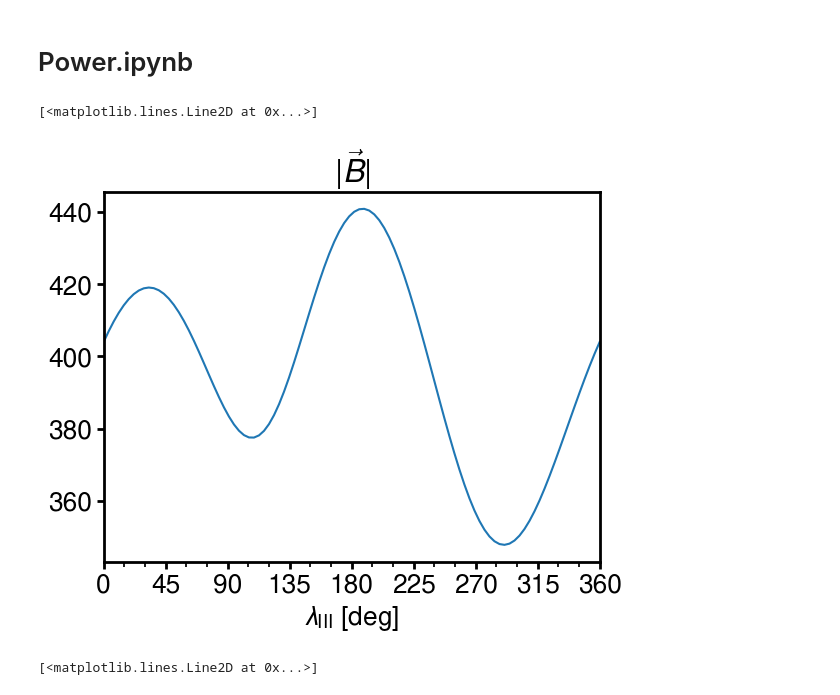
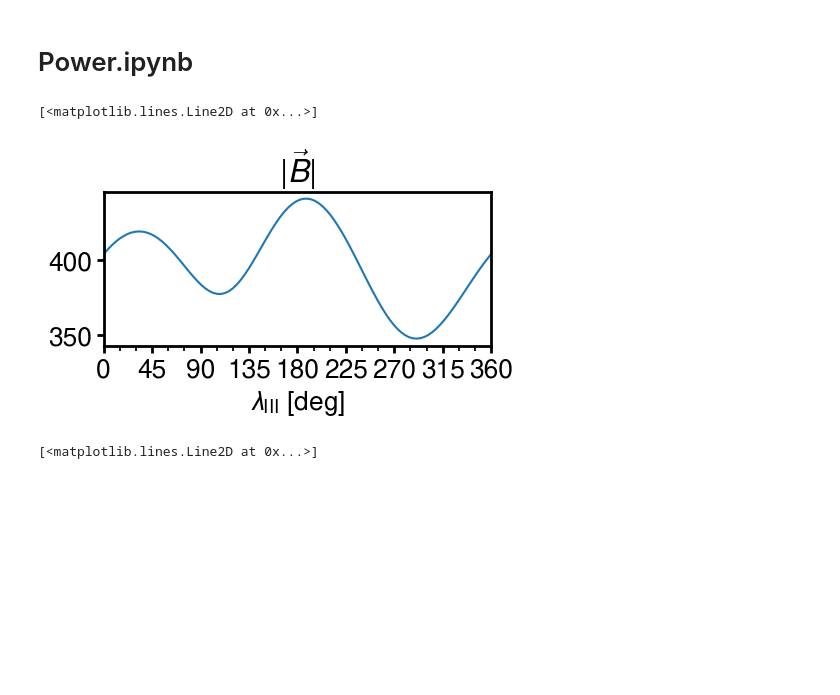
Before and after one commit to ShinnosukeSatoh/HST_Jupiter_footprints_dms, a Jupyter notebook: Power.ipynb, the cells around one changed output. Saved outputs shown, nothing was run; the diff lists cells and outputs as text; code cells hidden in the pictures; blank space fills up the shorter version.

```diff
--- a/Power.ipynb
+++ b/Power.ipynb
@@ -97,35 +98,35 @@ for i in range(S3wlon.size):
     By = Bv[0]*math.sin(theta)*math.sin(phi) \
         + Bv[1]*math.cos(theta)*math.sin(phi) \
         + Bv[2]*math.cos(phi)
     Bz = Bv[0]*math.cos(theta) - Bv[1]*math.sin(theta)
 
     Bcs = BJRM.B().BCS(x, y, z, phi)*1E-9  # [T]
     Bx += Bcs[0]
     By += Bcs[1]
     Bz += Bcs[2]
 
     B0 = math.sqrt(Bx**2+By**2+Bz**2)      # [T]
     Br[i] = Bx*math.sin(theta)*math.cos(phi) \
         +By*math.sin(theta)*math.sin(phi) \
         +Bz*math.cos(theta)
     Btheta[i] = Bx*math.cos(theta)*math.cos(phi) \
         +By*math.cos(theta)*math.sin(phi) \
         -Bz*math.sin(theta)
     Bphi[i] = -Bx*math.sin(phi) + By*math.cos(phi)
 
     B[i] = B0
 
-fig, ax = plt.subplots()
+fig, ax = plt.subplots(figsize=(5,2))
 ax.set_title(r'$|\vec{B}|$')
 ax.set_xlabel(r'$\lambda_{\rm III}$ [deg]', fontsize=19)
 ax.set_xlim(0,360)
 ax.set_xticks(np.arange(0,361,45,dtype=int))
 ax.set_xticklabels(np.arange(0,361,45,dtype=int))
 ax.xaxis.set_minor_locator(AutoMinorLocator(3))  # minor ticks
 ax.plot(np.degrees(S3wlon), B*1E+9)
 # %% [output]
 [<matplotlib.lines.Line2D at 0x...>]
-[figure, old version]
+[figure, new version]
 # %%
 u = 100E+3         # 共回転速度 [m s-1]
 rho = 2000         # プラズマ質量密度 [amu cm-3]
```
Also changed, not shown: parts of 14 cells of this notebook, 4 other files.
